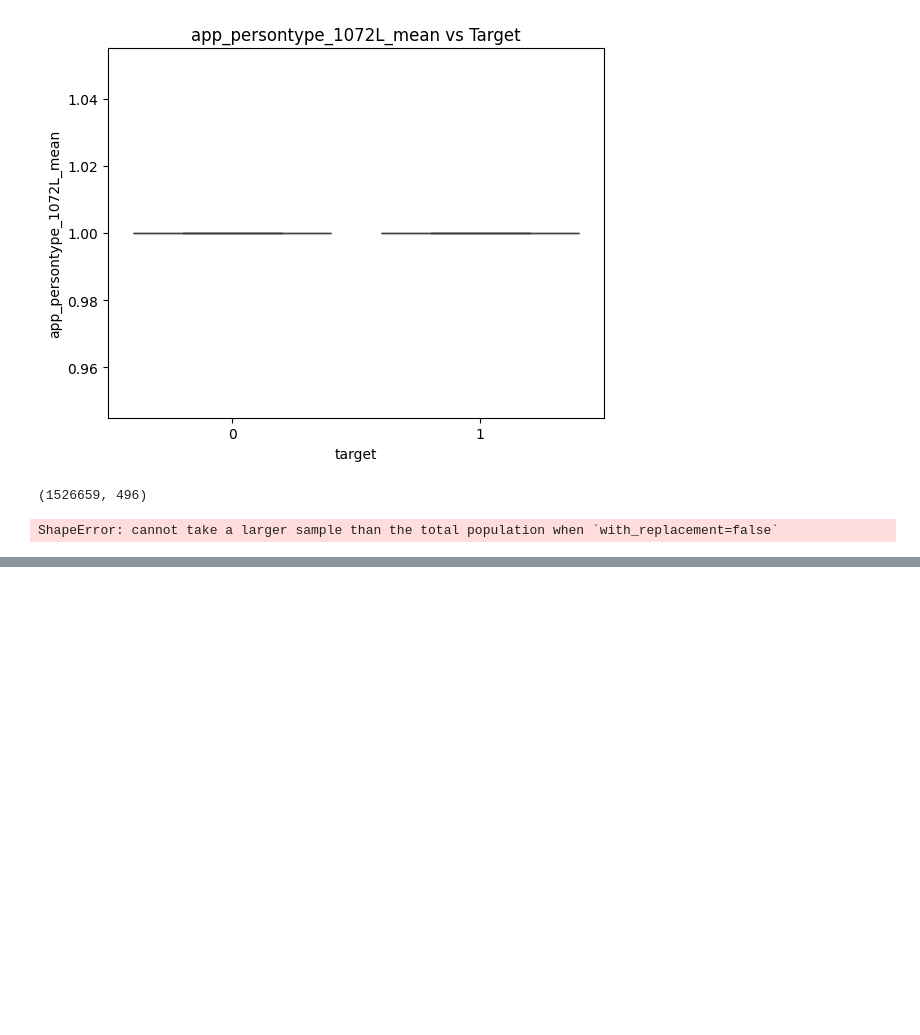
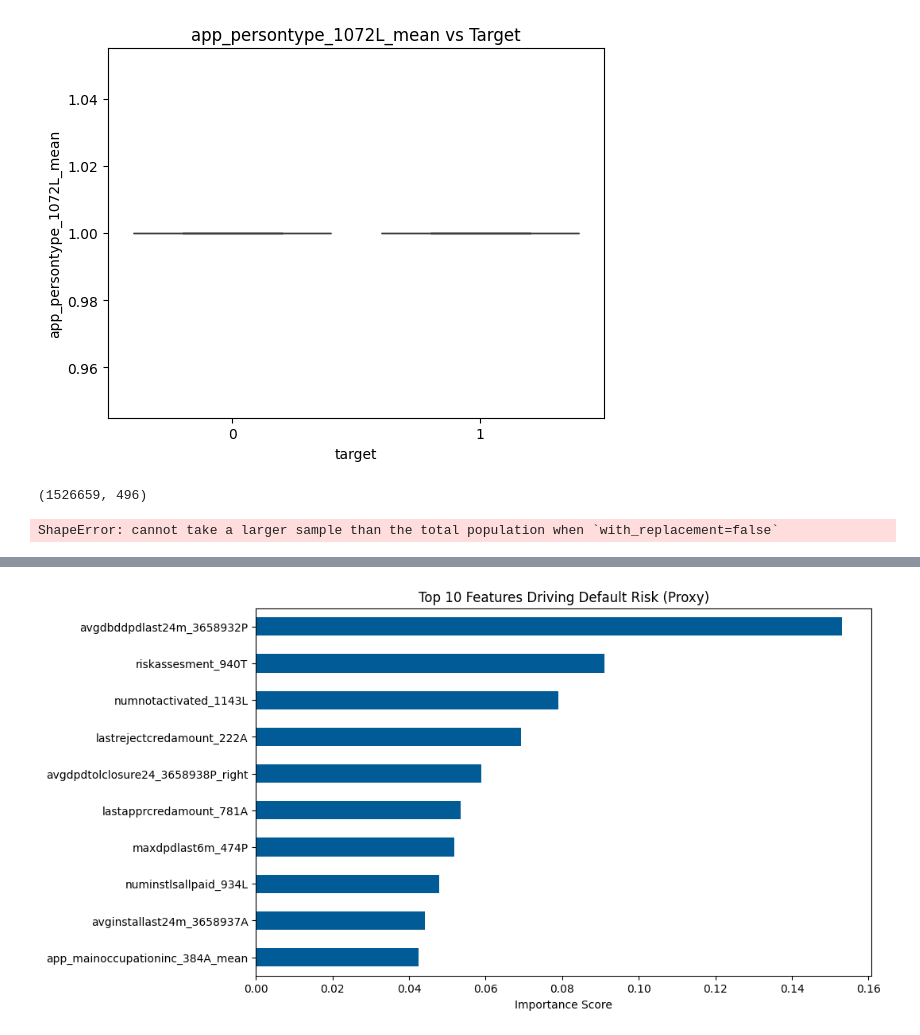
Before and after one commit to sxtay1914/SC4000-Group-Project, a Jupyter notebook: eda.ipynb, the cells around one changed output, grey strips where cells are left out. Saved outputs shown, nothing was run; the diff lists cells and outputs as text; code cells hidden in the pictures; blank space fills up the shorter version.

```diff
--- a/eda.ipynb
+++ b/eda.ipynb
@@ -696,0 +755,22 @@ ShapeError: cannot take a larger sample than the total population when `with_rep
+# %%
+from sklearn.tree import DecisionTreeClassifier
+
+# Prepare simple data (Fill NaNs with 0 for the proxy check)
+sample_pd = merged.sample(20000).to_pandas().fillna(0)
+# Select only numeric features for the model
+X = sample_pd.select_dtypes(include=['number']).drop(columns=['target', 'case_id', 'WEEK_NUM'], errors='ignore')
+y = sample_pd['target']
+
+# Train a quick tree
+tree = DecisionTreeClassifier(max_depth=5)
+tree.fit(X, y)
+
+# Visualize
+importances = pd.Series(tree.feature_importances_, index=X.columns)
+plt.figure(figsize=(10, 6))
+importances.sort_values().tail(10).plot(kind='barh', color='#005b96')
+plt.title("Top 10 Features Driving Default Risk (Proxy)")
+plt.xlabel("Importance Score")
+plt.show()
+# %% [output]
+[figure, added]
```
Also changed, not shown: parts of 11 cells of this notebook.
